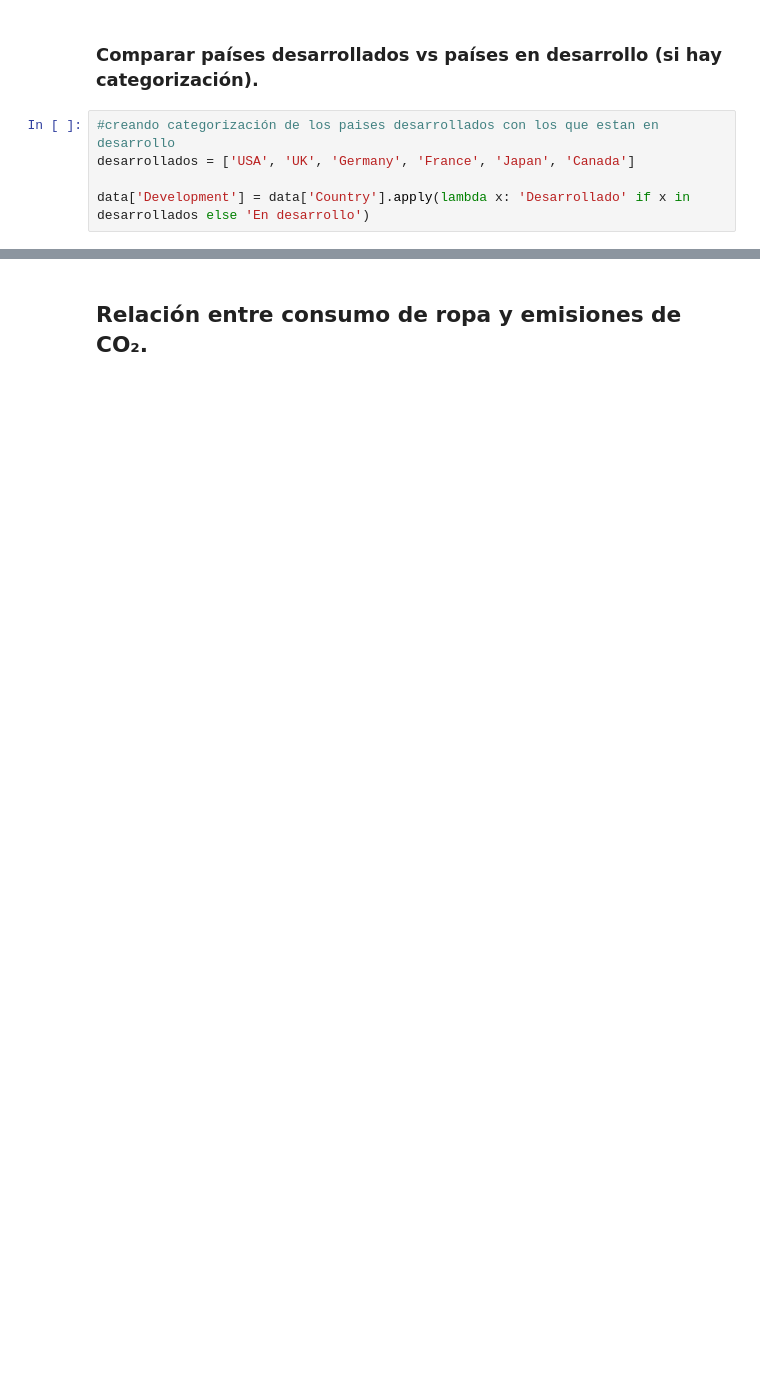
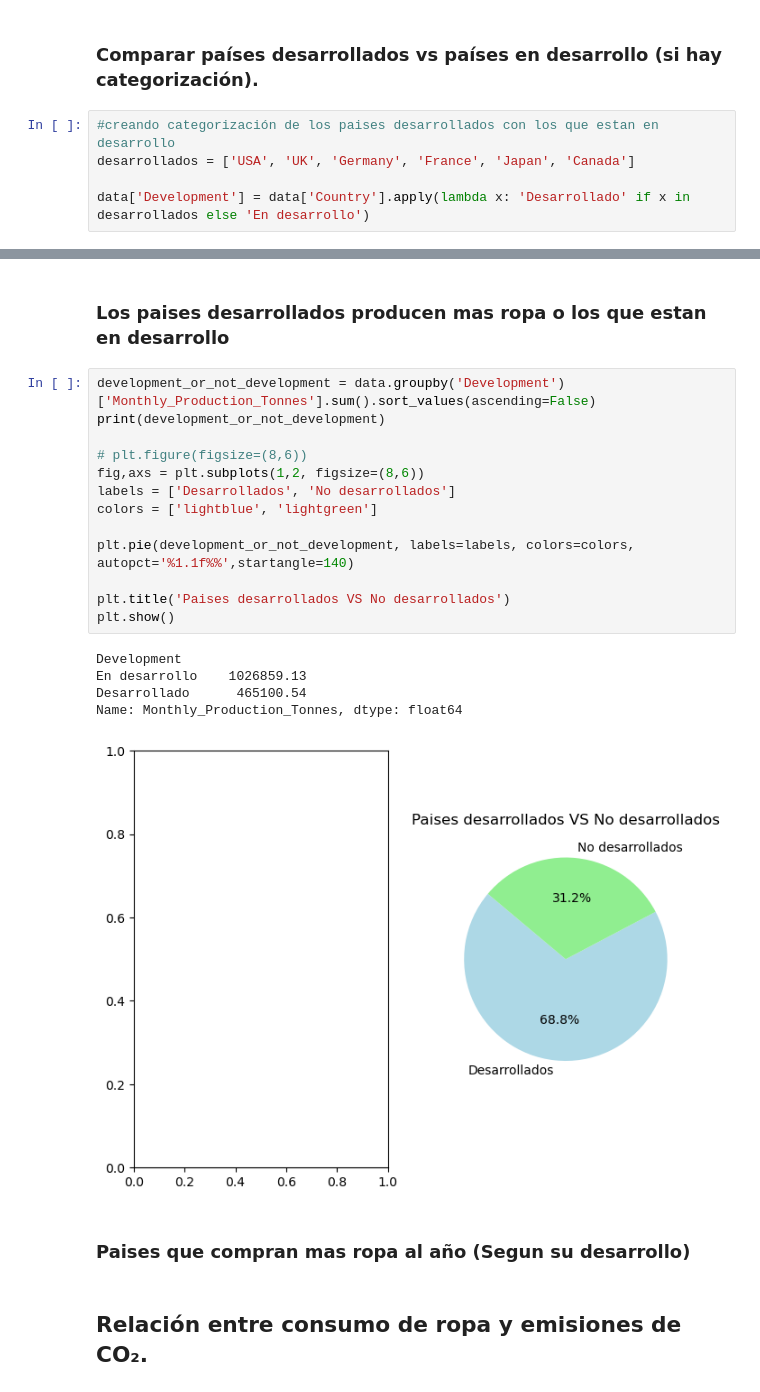
Before and after one commit to AlejandroSegura24/fast-fashion-analysis, a Jupyter notebook: notebooks/exploracion_fast_fashion.ipynb, the cells around one changed output, grey strips where cells are left out. Saved outputs shown, nothing was run; the diff lists cells and outputs as text; blank space fills up the shorter version.

```diff
--- a/notebooks/exploracion_fast_fashion.ipynb
+++ b/notebooks/exploracion_fast_fashion.ipynb
@@ -177,3 +205,26 @@ data.head()
+# %% [markdown]
+### Los paises desarrollados producen mas ropa o los que estan en desarrollo
+# %%
+development_or_not_development = data.groupby('Development')['Monthly_Production_Tonnes'].sum().sort_values(ascending=False)
+print(development_or_not_development)
+
+# plt.figure(figsize=(8,6))
+fig,axs = plt.subplots(1,2, figsize=(8,6))
+labels = ['Desarrollados', 'No desarrollados']
+colors = ['lightblue', 'lightgreen']
+
+plt.pie(development_or_not_development, labels=labels, colors=colors, autopct='%1.1f%%',startangle=140)
+
+plt.title('Paises desarrollados VS No desarrollados')
+plt.show()
+# %% [output]
+Development
+En desarrollo    1026859.13
+Desarrollado      465100.54
+Name: Monthly_Production_Tonnes, dtype: float64
+[figure, added]
+# %% [markdown]
+### Paises que compran mas ropa al año (Segun su desarrollo)
 # %% [markdown]
 ## Relación entre consumo de ropa y emisiones de CO₂.
 # %% [markdown]
```
Also changed, not shown: parts of 10 cells of this notebook.
